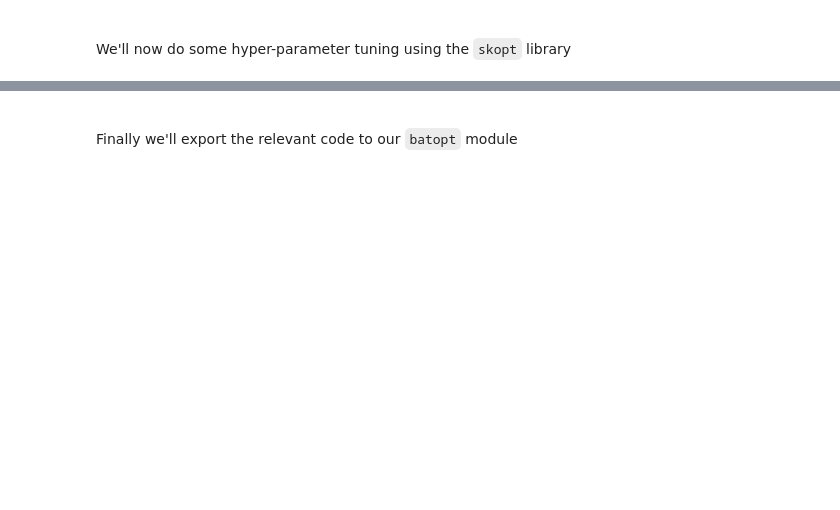
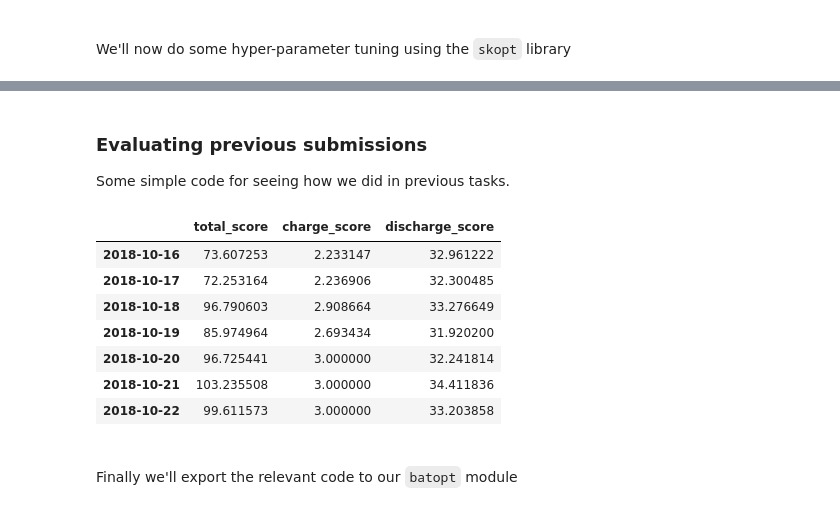
Before and after one commit to AyrtonB/WPD-DS-Challenge, a Jupyter notebook: nbs/06-tuning.ipynb, the cells around one changed output, grey strips where cells are left out. Cells and saved outputs as stored; diff of their text form; code cells hidden in the pictures; blank space fills up the shorter version.

```diff
--- a/nbs/06-tuning.ipynb
+++ b/nbs/06-tuning.ipynb
@@ -421,3 +394,7 @@ Fitting 8 folds for each of 1 candidates, totalling 8 fits
 # %%
 # want to be saving model runs
 # could include as part of a callback?
+# %% [markdown]
+### Evaluating previous submissions
+
+Some simple code for seeing how we did in previous tasks.
@@ -424,3 +458,14 @@ Fitting 8 folds for each of 1 candidates, totalling 8 fits
+# %%
+evaluate_submission('../data/output/ESAIL_set1.csv', raw_data_dir, intermediate_data_dir)
+# %% [output]
+|  | total_score | charge_score | discharge_score |
+| 2018-10-16 | 73.607253 | 2.233147 | 32.961222 |
+| 2018-10-17 | 72.253164 | 2.236906 | 32.300485 |
+| 2018-10-18 | 96.790603 | 2.908664 | 33.276649 |
+| 2018-10-19 | 85.974964 | 2.693434 | 31.920200 |
+| 2018-10-20 | 96.725441 | 3.000000 | 32.241814 |
+| 2018-10-21 | 103.235508 | 3.000000 | 34.411836 |
+| 2018-10-22 | 99.611573 | 3.000000 | 33.203858 |
 # %% [markdown]
 <br>
 
```
Also changed, not shown: parts of 13 cells of this notebook, 3 other files.
